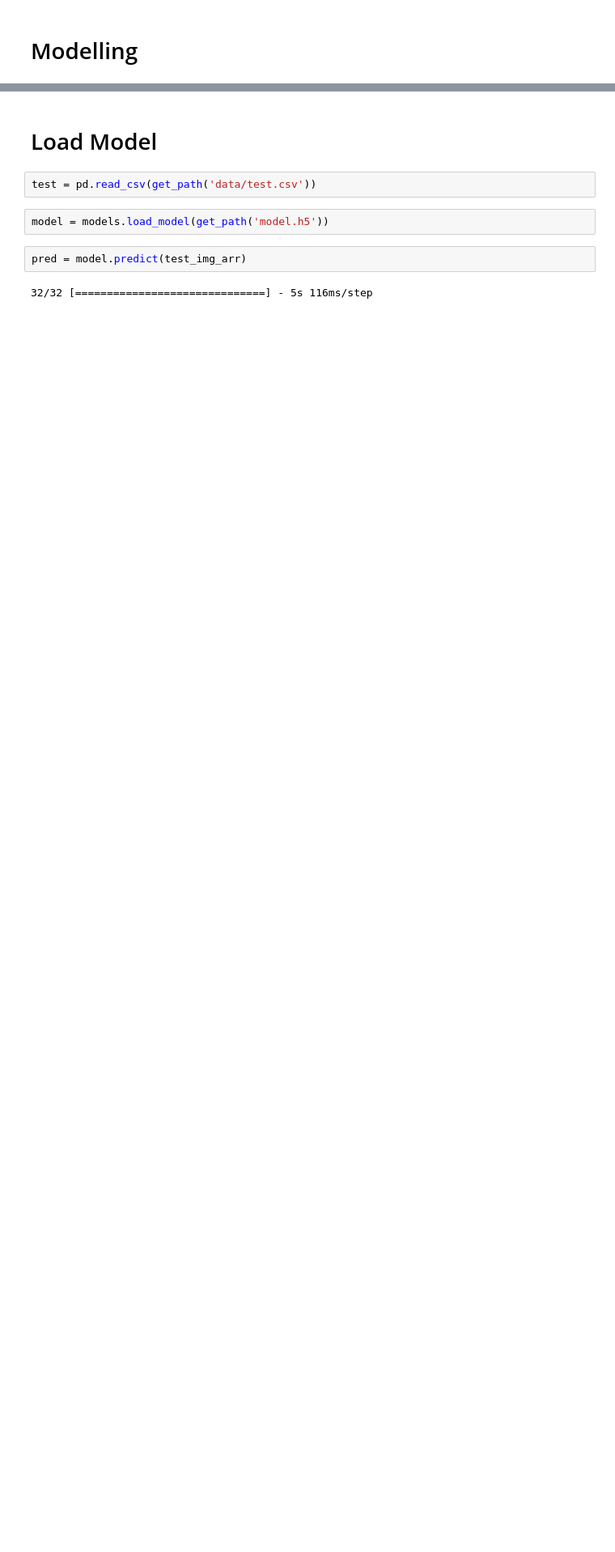
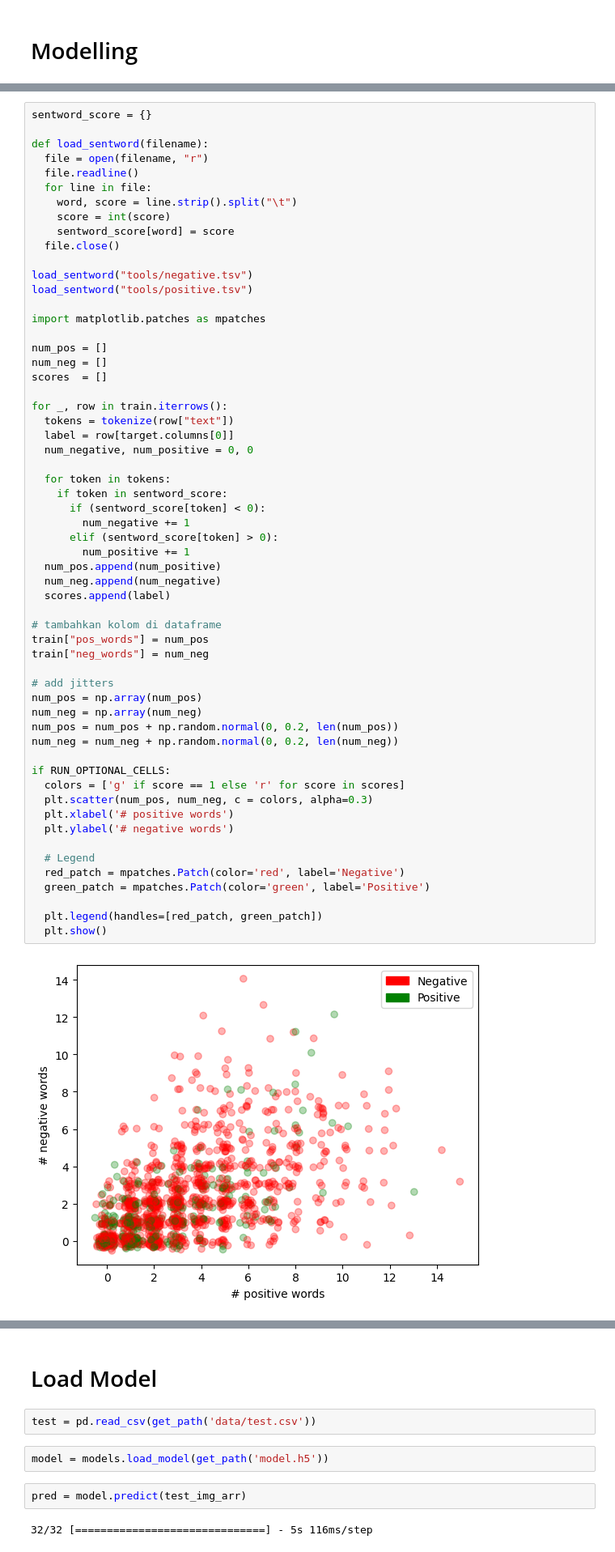
Before and after one commit to eryawww/ristek_datathon, a Jupyter notebook: model.ipynb, the cells around one changed output, grey strips where cells are left out. Shown at 81% size. Drawn from its saved outputs; the diff is of its cells as text; blank space fills up the shorter version.

```diff
--- a/model.ipynb
+++ b/model.ipynb
@@ -144,0 +324,60 @@ model.save(get_path('model2_150neuron.h5'))
+# %%
+sentword_score = {}
+
+def load_sentword(filename):
+  file = open(filename, "r")
+  file.readline()
+  for line in file:
+    word, score = line.strip().split("\t")
+    score = int(score)
+    sentword_score[word] = score
+  file.close()
+
+load_sentword("tools/negative.tsv")
+load_sentword("tools/positive.tsv")
+
+import matplotlib.patches as mpatches
+
+num_pos = []
+num_neg = []
+scores  = []
+
+for _, row in train.iterrows():
+  tokens = tokenize(row["text"])
+  label = row[target.columns[0]]
+  num_negative, num_positive = 0, 0
+
+  for token in tokens:
+    if token in sentword_score:
+      if (sentword_score[token] < 0):
+        num_negative += 1
+      elif (sentword_score[token] > 0):
+        num_positive += 1
+  num_pos.append(num_positive)
+  num_neg.append(num_negative)
+  scores.append(label)
+
+# tambahkan kolom di dataframe
+train["pos_words"] = num_pos
+train["neg_words"] = num_neg
+
+# add jitters
+num_pos = np.array(num_pos)
+num_neg = np.array(num_neg)
+num_pos = num_pos + np.random.normal(0, 0.2, len(num_pos))
+num_neg = num_neg + np.random.normal(0, 0.2, len(num_neg))
+
+if RUN_OPTIONAL_CELLS:
+  colors = ['g' if score == 1 else 'r' for score in scores]
+  plt.scatter(num_pos, num_neg, c = colors, alpha=0.3)
+  plt.xlabel('# positive words')
+  plt.ylabel('# negative words')
+
+  # Legend
+  red_patch = mpatches.Patch(color='red', label='Negative')
+  green_patch = mpatches.Patch(color='green', label='Positive')
+
+  plt.legend(handles=[red_patch, green_patch])
+  plt.show()
+# %% [output]
+[figure, added]
```
Also changed, not shown: parts of 59 cells of this notebook, 3 other files.
